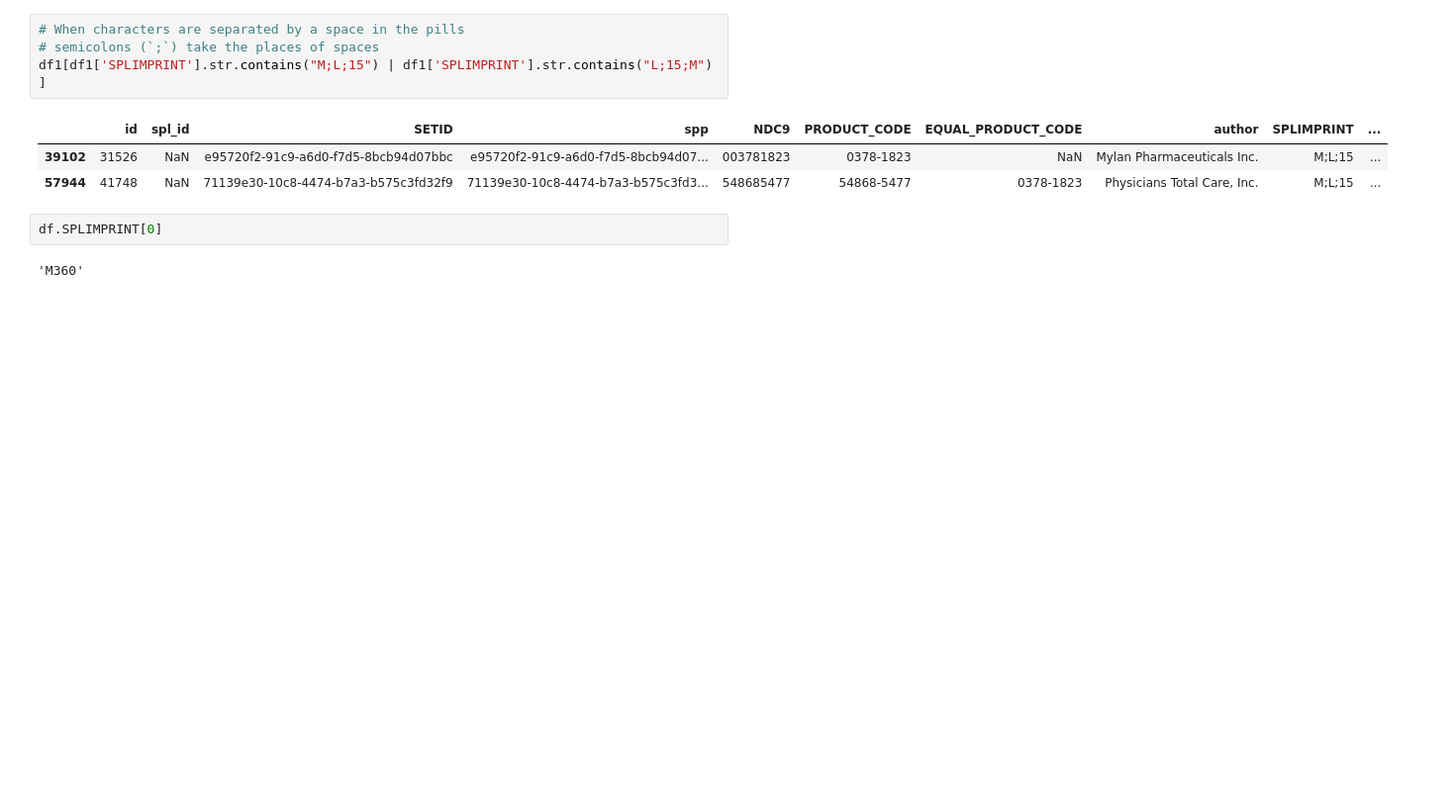
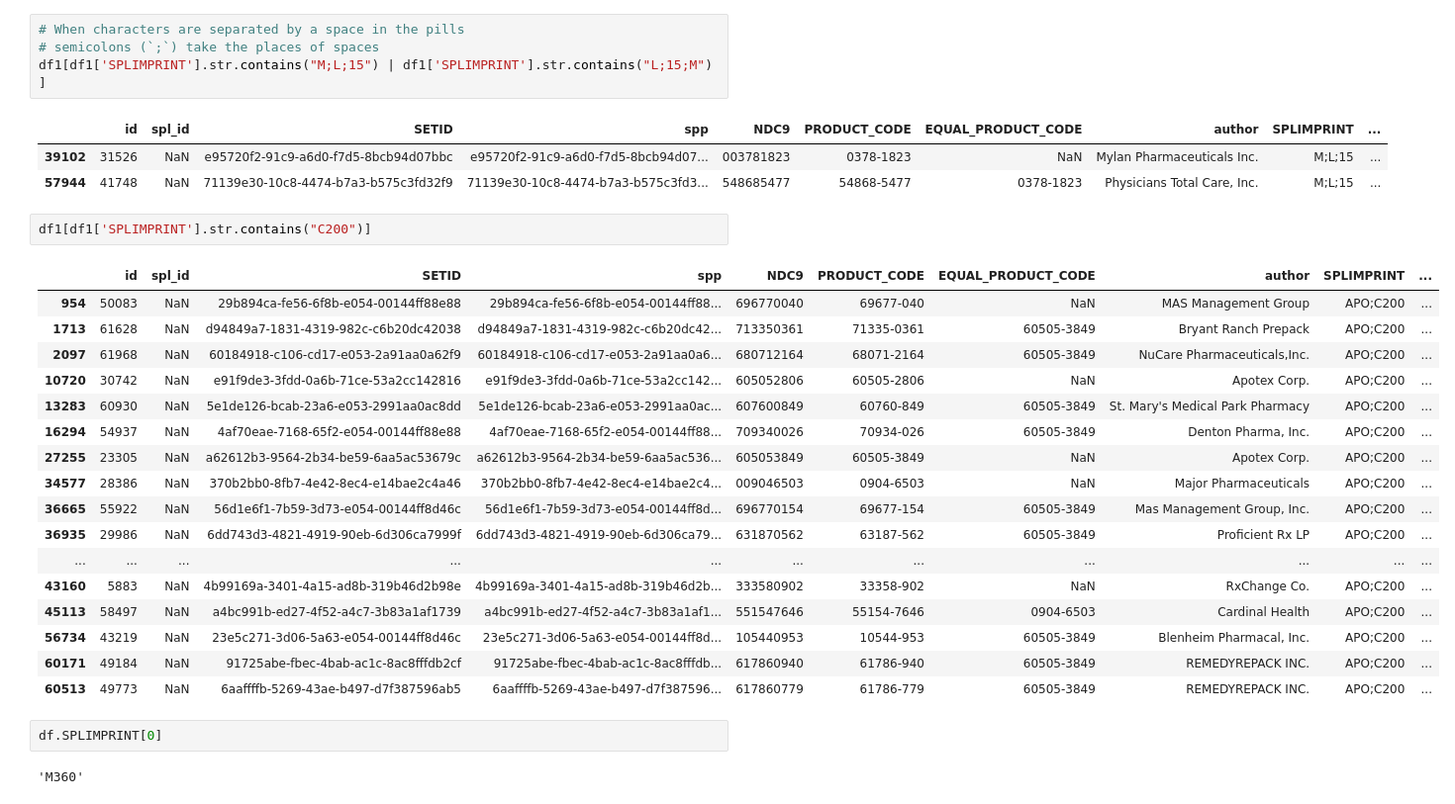
Before and after one commit to labs12-rxid/DS, a Jupyter notebook: pill_id_test.ipynb, the cells around one changed output. Shown at 99% size. Cells and saved outputs as stored; diff of their text form; blank space fills up the shorter version.

```diff
--- a/pill_id_test.ipynb
+++ b/pill_id_test.ipynb
@@ -272,6 +276,26 @@ df1[df1['SPLIMPRINT'].str.contains("M;L;15") | df1['SPLIMPRINT'].str.contains("L
 |  | id | spl_id | SETID | spp | NDC9 | PRODUCT_CODE | EQUAL_PRODUCT_CODE | author | SPLIMPRINT | ... |
 | 39102 | 31526 | NaN | e95720f2-91c9-a6d0-f7d5-8bcb94d07bbc | e95720f2-91c9-a6d0-f7d5-8bcb94d07... | 003781823 | 0378-1823 | NaN | Mylan Pharmaceuticals Inc. | M;L;15 | ... |
 | 57944 | 41748 | NaN | 71139e30-10c8-4474-b7a3-b575c3fd32f9 | 71139e30-10c8-4474-b7a3-b575c3fd3... | 548685477 | 54868-5477 | 0378-1823 | Physicians Total Care, Inc. | M;L;15 | ... |
+# %%
+df1[df1['SPLIMPRINT'].str.contains("C200")]
+# %% [output]
+|  | id | spl_id | SETID | spp | NDC9 | PRODUCT_CODE | EQUAL_PRODUCT_CODE | author | SPLIMPRINT | ... |
+| 954 | 50083 | NaN | 29b894ca-fe56-6f8b-e054-00144ff88e88 | 29b894ca-fe56-6f8b-e054-00144ff88... | 696770040 | 69677-040 | NaN | MAS Management Group | APO;C200 | ... |
+| 1713 | 61628 | NaN | d94849a7-1831-4319-982c-c6b20dc42038 | d94849a7-1831-4319-982c-c6b20dc42... | 713350361 | 71335-0361 | 60505-3849 | Bryant Ranch Prepack | APO;C200 | ... |
+| 2097 | 61968 | NaN | 60184918-c106-cd17-e053-2a91aa0a62f9 | 60184918-c106-cd17-e053-2a91aa0a6... | 680712164 | 68071-2164 | 60505-3849 | NuCare Pharmaceuticals,Inc. | APO;C200 | ... |
+| 10720 | 30742 | NaN | e91f9de3-3fdd-0a6b-71ce-53a2cc142816 | e91f9de3-3fdd-0a6b-71ce-53a2cc142... | 605052806 | 60505-2806 | NaN | Apotex Corp. | APO;C200 | ... |
+| 13283 | 60930 | NaN | 5e1de126-bcab-23a6-e053-2991aa0ac8dd | 5e1de126-bcab-23a6-e053-2991aa0ac... | 607600849 | 60760-849 | 60505-3849 | St. Mary's Medical Park Pharmacy | APO;C200 | ... |
+| 16294 | 54937 | NaN | 4af70eae-7168-65f2-e054-00144ff88e88 | 4af70eae-7168-65f2-e054-00144ff88... | 709340026 | 70934-026 | 60505-3849 | Denton Pharma, Inc. | APO;C200 | ... |
+| 27255 | 23305 | NaN | a62612b3-9564-2b34-be59-6aa5ac53679c | a62612b3-9564-2b34-be59-6aa5ac536... | 605053849 | 60505-3849 | NaN | Apotex Corp. | APO;C200 | ... |
+| 34577 | 28386 | NaN | 370b2bb0-8fb7-4e42-8ec4-e14bae2c4a46 | 370b2bb0-8fb7-4e42-8ec4-e14bae2c4... | 009046503 | 0904-6503 | NaN | Major Pharmaceuticals | APO;C200 | ... |
+| 36665 | 55922 | NaN | 56d1e6f1-7b59-3d73-e054-00144ff8d46c | 56d1e6f1-7b59-3d73-e054-00144ff8d... | 696770154 | 69677-154 | 60505-3849 | Mas Management Group, Inc. | APO;C200 | ... |
+| 36935 | 29986 | NaN | 6dd743d3-4821-4919-90eb-6d306ca7999f | 6dd743d3-4821-4919-90eb-6d306ca79... | 631870562 | 63187-562 | 60505-3849 | Proficient Rx LP | APO;C200 | ... |
+| ... | ... | ... | ... | ... | ... | ... | ... | ... | ... | ... |
+| 43160 | 5883 | NaN | 4b99169a-3401-4a15-ad8b-319b46d2b98e | 4b99169a-3401-4a15-ad8b-319b46d2b... | 333580902 | 33358-902 | NaN | RxChange Co. | APO;C200 | ... |
+| 45113 | 58497 | NaN | a4bc991b-ed27-4f52-a4c7-3b83a1af1739 | a4bc991b-ed27-4f52-a4c7-3b83a1af1... | 551547646 | 55154-7646 | 0904-6503 | Cardinal Health | APO;C200 | ... |
+| 56734 | 43219 | NaN | 23e5c271-3d06-5a63-e054-00144ff8d46c | 23e5c271-3d06-5a63-e054-00144ff8d... | 105440953 | 10544-953 | 60505-3849 | Blenheim Pharmacal, Inc. | APO;C200 | ... |
+| 60171 | 49184 | NaN | 91725abe-fbec-4bab-ac1c-8ac8fffdb2cf | 91725abe-fbec-4bab-ac1c-8ac8fffdb... | 617860940 | 61786-940 | 60505-3849 | REMEDYREPACK INC. | APO;C200 | ... |
+| 60513 | 49773 | NaN | 6aaffffb-5269-43ae-b497-d7f387596ab5 | 6aaffffb-5269-43ae-b497-d7f387596... | 617860779 | 61786-779 | 60505-3849 | REMEDYREPACK INC. | APO;C200 | ... |
 # %%
 df.SPLIMPRINT[0]
 # %% [output]
```
Also changed, not shown: parts of 6 cells of this notebook, 2 other files.
